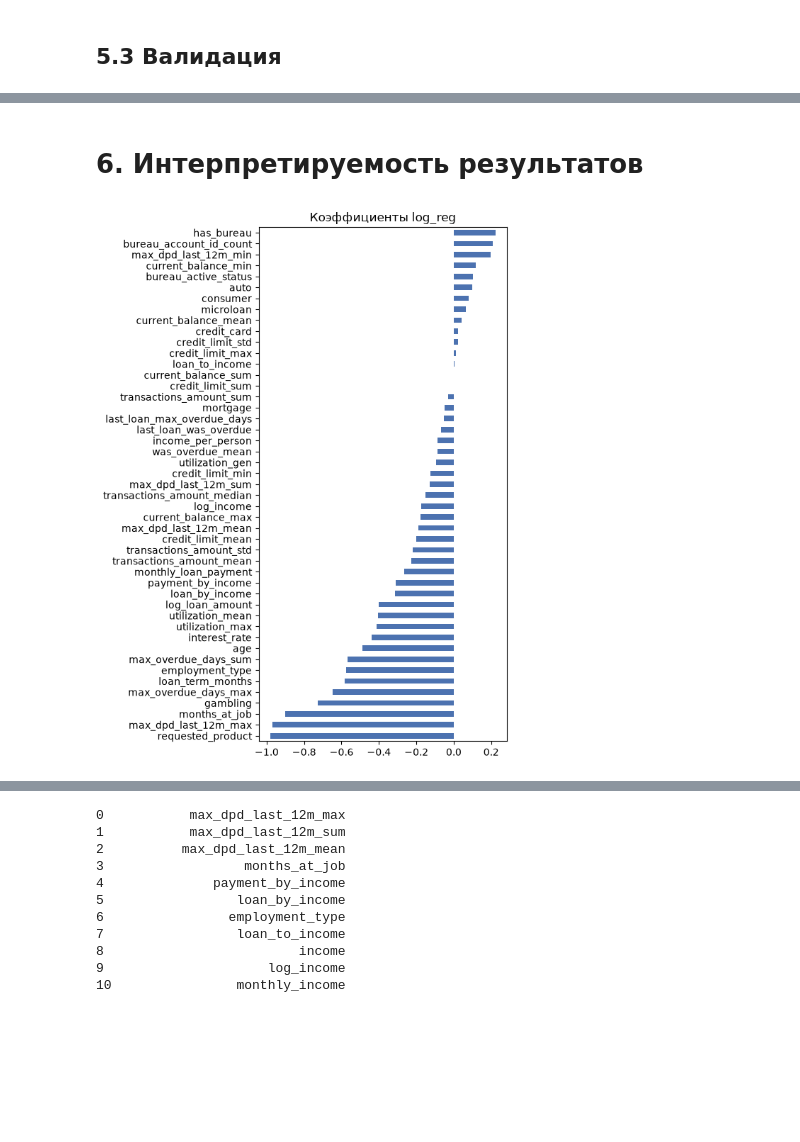
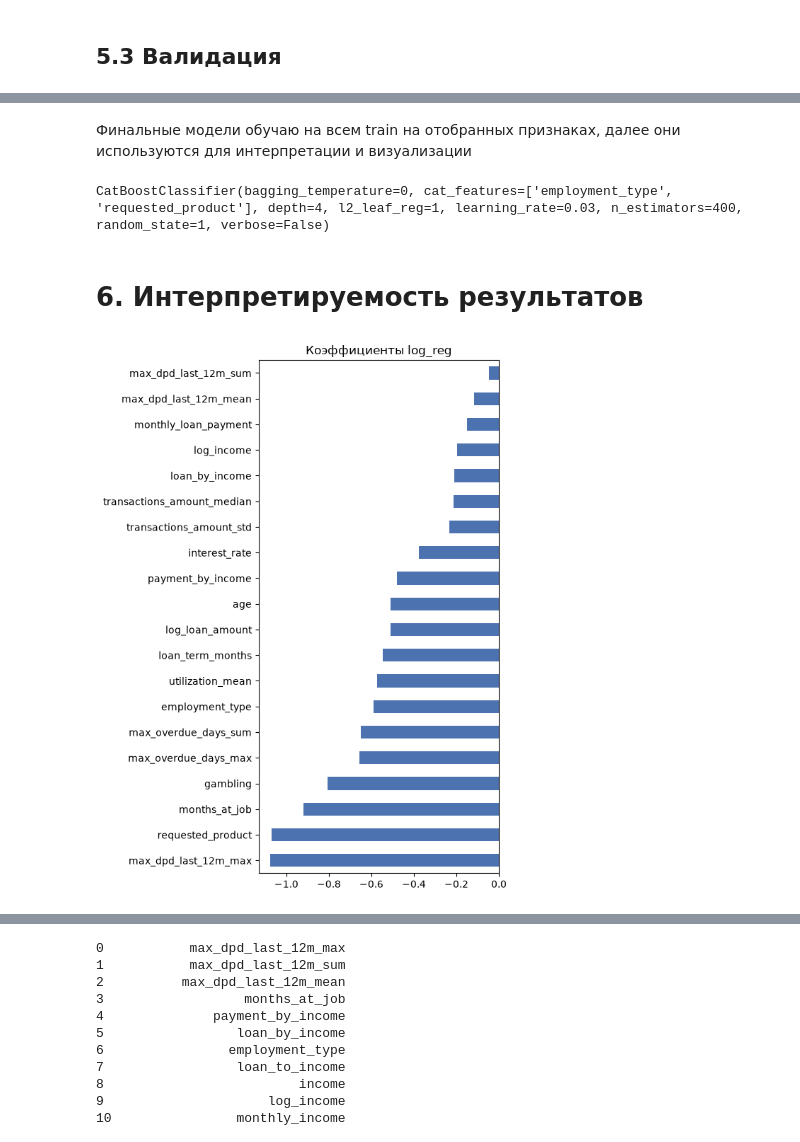
Before and after one commit to Polemarh/credit_scoring_ml, a Jupyter notebook: competition.ipynb, the cells around one changed output, grey strips where cells are left out. Saved outputs shown, nothing was run; the diff lists cells and outputs as text; code cells hidden in the pictures; blank space fills up the shorter version.

```diff
--- a/competition.ipynb
+++ b/competition.ipynb
@@ -1485,8 +1484,24 @@ final_results_cb_df
 # %% [markdown]
 ## 5.3 Валидация
 # %%
-# создаю модели с подобранными гиперпараметрами
+# подобранные гиперпараметры
 
-log_reg = LogisticRegression(class_weight='balanced', max_iter=5000, penalty='l2', C=0.1, random_state=1)
-lgmm = LGBMClassifier(num_leaves=127, max_depth=3, n_estimators=900, min_child_samples=100, learning_rate=0.01, reg_alpha=0.0, reg_lambda=1.0, subsample=0.8, colsample_bytree=0.8, random_state=1)
-catboost = CatBoostClassifier(n_estimators=400, depth=4, l2_leaf_reg=1, learning_rate=0.03, bagging_temperature=0, verbose=False, cat_features=categorical_features, random_state=1)
+params_log_reg = dict(class_weight='balanced', max_iter=5000, penalty='l2', C=0.1, random_state=1)
+
+params_lgmm = dict(num_leaves=127, max_depth=3, n_estimators=900, min_child_samples=100,
+                   learning_rate=0.01, reg_alpha=0.0, reg_lambda=1.0, subsample=0.8,
+                   colsample_bytree=0.8, random_state=1, verbose=-1)
+
+params_catboost = dict(n_estimators=400, depth=4, l2_leaf_reg=1, learning_rate=0.03,
+                       bagging_temperature=0, verbose=False, random_state=1)
+
+
+def make_models(cat_features):
+    """
+    Создает три модели logreg, lgmc и catboost
+    """
+    return (
+        LogisticRegression(**params_log_reg),
+        LGBMClassifier(**params_lgmm),
+        CatBoostClassifier(cat_features=cat_features, **params_catboost),
+    )
@@ -1590,15 +1694,32 @@ scores, meta_model, oof_log_reg, oof_lgmm, oof_catboost = cv_score_blend(train)
 ... (3 outputs left out)
+# %% [markdown]
+Финальные модели обучаю на всем train на отобранных признаках, далее они используются для интерпретации и визуализации
+# %%
+log_reg, lgmm, catboost = make_models(categorical_top)
+
+# woe-правила фитятся на всем train и сохраняются, чтобы применить те же правила к test
+woe_rules = {feat: fit_woe(train, feat, 'target', is_categorical=feat in categorical_features)
+             for feat in features_top}
+
+X_train_woe_top = pd.DataFrame({feat: transform_woe(train, feat, rules)
+                                for feat, rules in woe_rules.items()}, index=train.index)
+
+log_reg.fit(X_train_woe_top, train['target'])
+lgmm.fit(X_train_raw[features_top], train['target'], categorical_feature=categorical_top)
+catboost.fit(X_train_cb[features_top], train['target'])
+# %% [output]
+CatBoostClassifier(bagging_temperature=0, cat_features=['employment_type', 'requested_product'], depth=4, l2_leaf_reg=1, learning_rate=0.03, n_estimators=400, random_state=1, verbose=False)
 # %% [markdown]
 # 6. Интерпретируемость результатов
 # %%
 # коэффициенты log_reg по силе влияния
-coefs = pd.Series(log_reg.coef_[0], index=features_raw).sort_values()
+coefs = pd.Series(log_reg.coef_[0], index=features_top).sort_values()
 coefs.plot(kind='barh', figsize=(6, 8), color='#4C72B0')
 plt.title('Коэффициенты log_reg')
 plt.tight_layout()
 plt.show()
 # %% [output]
-[figure, old version]
+[figure, new version]
 # %%
 # важность признаков lgmm по shap
 import shap
```
Also changed, not shown: parts of 16 cells of this notebook, 2 other files.
